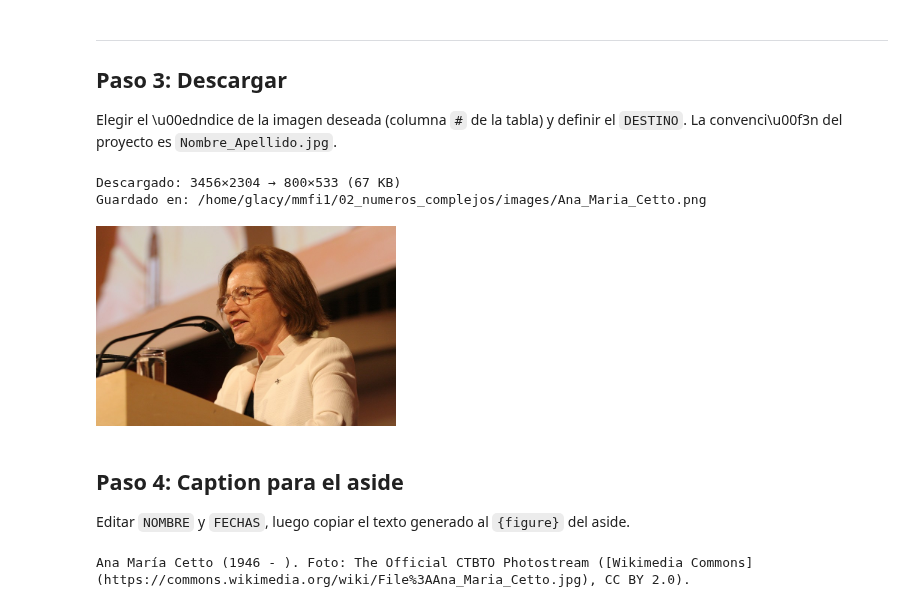
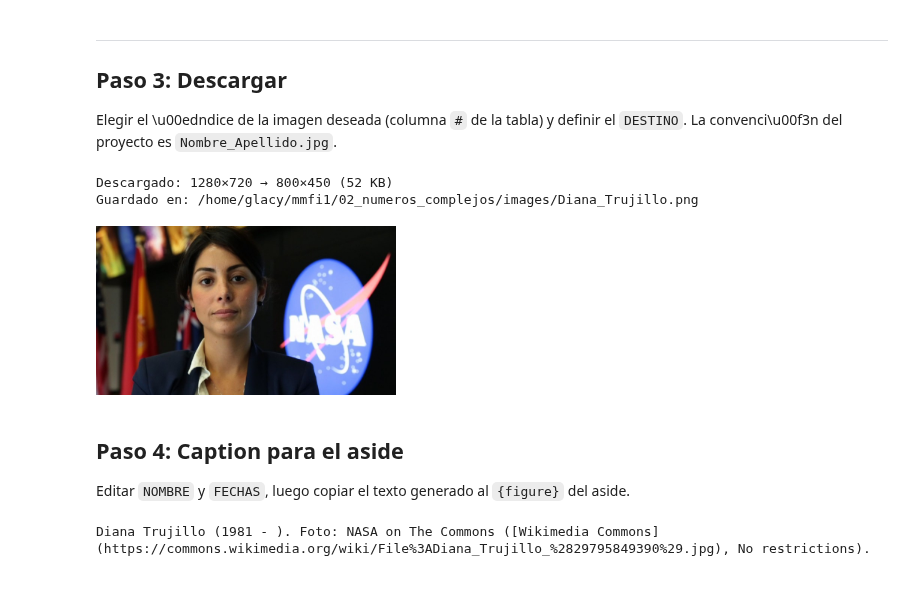
Before and after one commit to glacy/MMFI1, a Jupyter notebook: scripts/buscar_imagenes.ipynb, the cells around one changed output. Drawn from its saved outputs; the diff is of its cells as text; code cells hidden in the pictures.

```diff
--- a/scripts/buscar_imagenes.ipynb
+++ b/scripts/buscar_imagenes.ipynb
@@ -21,7 +21,7 @@ def limpiar_html(texto):
     """Quita etiquetas HTML y recorta texto largo."""
     return re.sub(r'<[^>]+>', '', texto or '').strip()
 
-def buscar_imagenes(termino, limite=20):
+def buscar_imagenes(termino, limite=30):
     """Busca imágenes en Commons. Devuelve lista de dicts con metadatos."""
     query = urllib.parse.quote(termino)
     url = (
@@ -106,7 +106,7 @@ Listo.
 
 Editar `BUSQUEDA` con el nombre de la persona y ejecutar.
 # %%
-BUSQUEDA = 'Ana María Cetto '
+BUSQUEDA = 'Diana Trujillo'
 
 candidatos = buscar_imagenes(BUSQUEDA)
 print(f'{len(candidatos)} resultados para "{BUSQUEDA}"\n')
@@ -162,23 +172,23 @@ mostrar_thumbnails(candidatos, solo_ok=False)
 Elegir el \u00edndice de la imagen deseada (columna `#` de la tabla) y definir el `DESTINO`.
 La convenci\u00f3n del proyecto es `Nombre_Apellido.jpg`.
 # %%
-INDICE  = 12  # cambiar seg\u00fan la tabla/thumbnails
-DESTINO = os.path.join(RAIZ, '02_numeros_complejos/images/Ana_Maria_Cetto.png')
+INDICE  = 28  # cambiar seg\u00fan la tabla/thumbnails
+DESTINO = os.path.join(RAIZ, '02_numeros_complejos/images/Diana_Trujillo.png')
 
 info = descargar(candidatos, INDICE, DESTINO, max_ancho=800)
 # %% [output]
-Descargado: 3456×2304 → 800×533 (67 KB)
-Guardado en: /home/glacy/mmfi1/02_numeros_complejos/images/Ana_Maria_Cetto.png
+Descargado: 1280×720 → 800×450 (52 KB)
+Guardado en: /home/glacy/mmfi1/02_numeros_complejos/images/Diana_Trujillo.png
-[figure, old version]
+[figure, new version]
 # %% [markdown]
 ## Paso 4: Caption para el aside
 
 Editar `NOMBRE` y `FECHAS`, luego copiar el texto generado al `{figure}` del aside.
 # %%
-NOMBRE  = 'Ana María Cetto'
-FECHAS  = '1946 - '
+NOMBRE  = 'Diana Trujillo'
+FECHAS  = '1981 - '
 
 caption = generar_caption(info, NOMBRE, FECHAS)
 print(caption)
 # %% [output]
-Ana María Cetto (1946 - ). Foto: The Official CTBTO Photostream ([Wikimedia Commons](https://commons.wikimedia.org/wiki/File%3AAna_Maria_Cetto.jpg), CC BY 2.0).
+Diana Trujillo (1981 - ). Foto: NASA on The Commons ([Wikimedia Commons](https://commons.wikimedia.org/wiki/File%3ADiana_Trujillo_%2829795849390%29.jpg), No restrictions).
```
Also changed, not shown: parts of 3 cells of this notebook, 9 other files.
